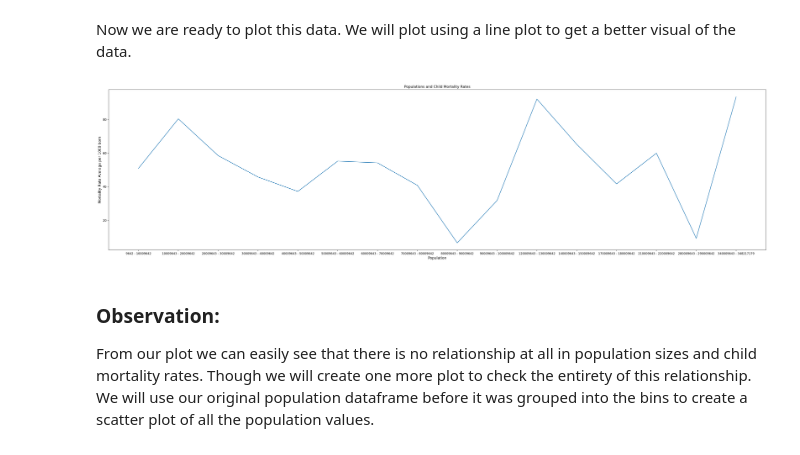
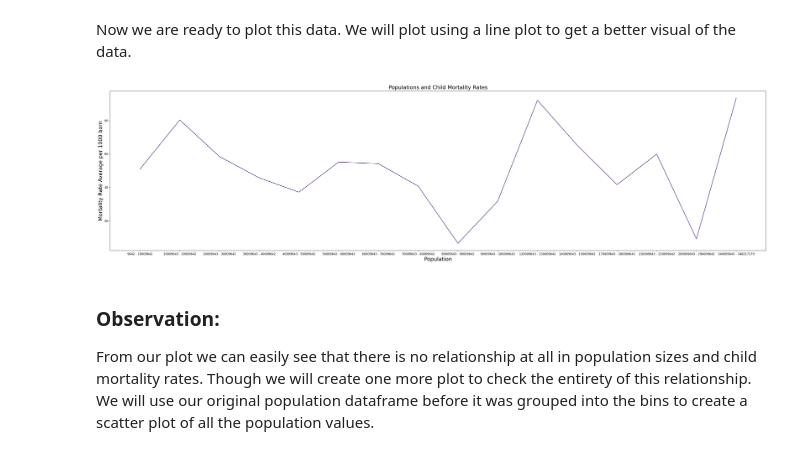
Before and after one commit to denvercantu/Udacity-Project-Investigate-A-Dataset, a Jupyter notebook: Investigate a Dataset.ipynb, the cells around one changed output. Saved outputs shown, nothing was run; the diff lists cells and outputs as text; code cells hidden in the pictures.

```diff
--- a/Investigate a Dataset.ipynb
+++ b/Investigate a Dataset.ipynb
@@ -863,6 +867,7 @@ Next we will analyze dataframe to see which countries have the highest child mor
 #plotting using seaborn
 max_mean = df_all.groupby('country', as_index=False)['mortality rate'].mean()
 country_count  = max_mean.nlargest(10, 'mortality rate')
+sns.set_palette("viridis", 10)
 
 x = country_count['mortality rate']
 y = country_count['country']
@@ -877,8 +882,10 @@ for p in ax.patches:
              '{:1.0f}'.format(width),
              ha='center', va='center')
 #labels
-plt.title('Top 10 Countries with the Highest Child Mortality Rate')
-plt.ylabel('Countries', fontsize=12)
-plt.xlabel('Child Mortality Rate per 1000 Births', fontsize=12)
+plt.title('Top 10 Countries with the Highest Child Mortality Rate', fontsize=18)
+plt.ylabel('Countries', fontsize=14)
+plt.yticks(fontsize=14)
+plt.xlabel('Child Mortality Rate per 1000 Births', fontsize=14)
+plt.xticks(fontsize=14)
 plt.show()
 # %% [output]
@@ -1417,21 +1424,21 @@ Now we are ready to plot this data. We will plot using a line plot to get a bett
 # %%
 plt.figure(figsize=(40,10), dpi = 100)
 
 #on x-axis
-plt.xlabel('Years', fontsize = 12)
+plt.xlabel('Years', fontsize = 18)
 #on y-axis
-plt.ylabel('Mortality Rate Average per 1000 born', fontsize = 12)
-plt.xlabel('Population', fontsize = 12)
+plt.ylabel('Mortality Rate Average per 1000 born', fontsize = 18)
+plt.xlabel('Population', fontsize = 18)
 #title of the line plot
-plt.title('Populations and Child Mortality Rates')
+plt.title('Populations and Child Mortality Rates', fontsize=18)
 
 #plotting the graph
 plt.plot(bin_group['bins'], bin_group['mortality rate'])
 
 #displaying the line plot
 plt.show()
 # %% [output]
-[figure, old version]
+[figure, new version]
 # %% [markdown]
 ### Observation:
 
```
Also changed, not shown: parts of 7 cells of this notebook, 1 other file.
